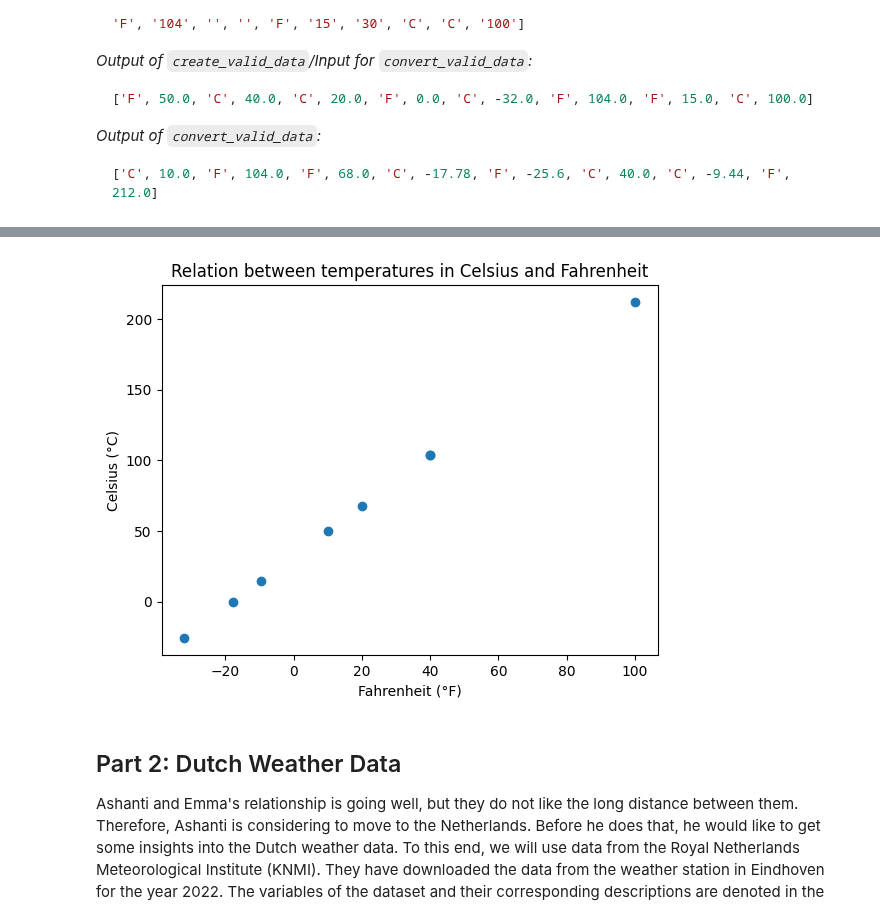
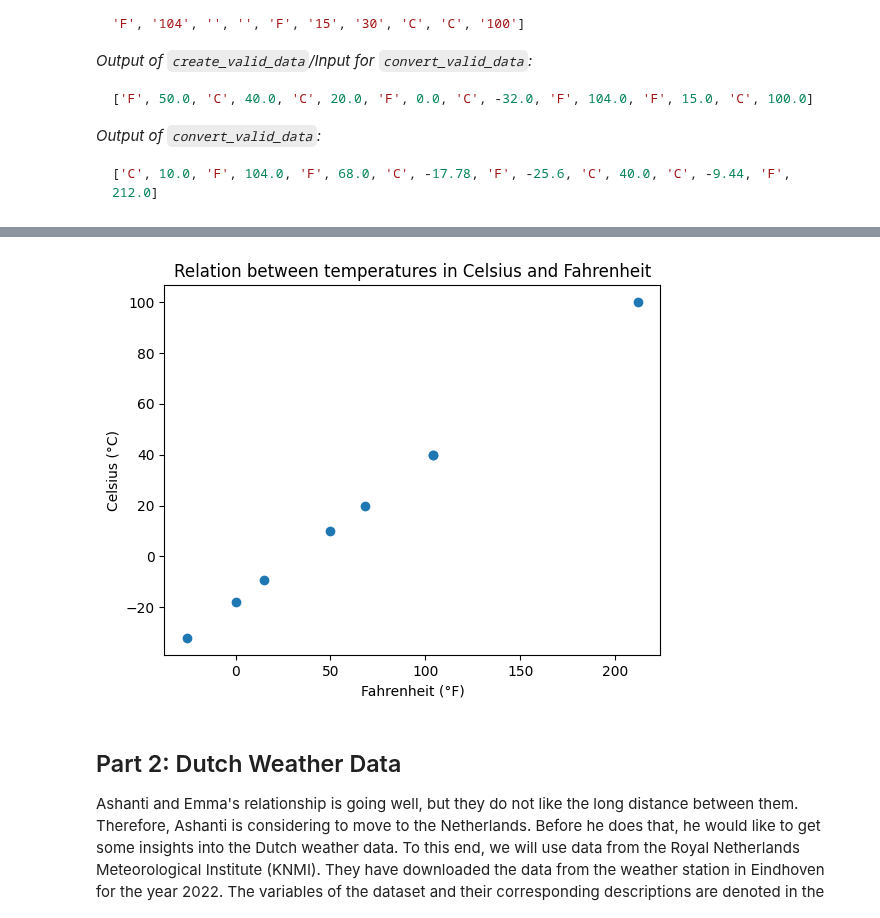
Before and after one commit to AbdullahAlhariri/JBI010, a Jupyter notebook: assignments/assignment 1/Assignment-1-2184796.ipynb, the cells around one changed output, grey strips where cells are left out. Cells and saved outputs as stored; diff of their text form; code cells hidden in the pictures.

```diff
--- a/assignments/assignment 1/Assignment-1-2184796.ipynb
+++ b/assignments/assignment 1/Assignment-1-2184796.ipynb
@@ -551,7 +557,7 @@ FILE_NAME = 'assets/temperature.txt'
 
 #// BEGIN_TODO [read_data] Process commands in text file (5 points)
 
-def read_dataset(file_name: str) -> list:
+def read_dataset(file_name: str) -> list[str]:
     """
     Reads the given file and returns a list of temperature values coming from the given file.
 
@@ -623,49 +629,51 @@ Second, define the function called `convert_valid_data`, that:
 # %%
 #// BEGIN_TODO [valid_data] List all valid and converted data (20 points)
 
-def create_valid_data(dataset: list) -> list:
+def create_valid_data(dataset: list[str]) -> list[str|float]:
     """
     Gets a dataset and returns a valid version of the list given.
 
     :param dataset: The given list of units and temperature values.
     :return: A valid version of the given dataset.
     """
-    valid_data: list = []
 
-    di = 0
-    while di < len(dataset):
-        unit = dataset[di]
+    i = 0
+    valid_data: list[str|float] = []
+    while i < len(dataset):
+        unit = dataset[i]
         if unit not in ['C', 'F']:
-            di += 1
+            i += 1
             continue
 
-        temp_str = dataset[di+1]
+        temp_str = dataset[i+1]
         try:
             temp = float(temp_str)
         except ValueError:
-            di += 1
+            i += 1
             continue
 
         valid_data.append(unit)
         valid_data.append(temp)
-        di+= 2
+        i += 2
 
     return valid_data
 
-def convert_valid_data(valid_data: list) -> list:
+def convert_valid_data(valid_data: list[str|float]) -> list[str|float]:
     """
     Converts temperature units in the valid_data list and returns the converted version of the list.
 
     :param valid_data: A valid structures list of units and temperature values.
     :returns: A list of the converted temperature values and the corresponding units.
     """
-    idx = 0
+
+    i = 0
     converted_data: list = []
-    while idx < len(valid_data):
-        [temp, unit] = convert_temp(valid_data[idx+1], valid_data[idx])
+    while i < len(valid_data):
+        [temp, unit] = convert_temp(valid_data[i+1], valid_data[i])
         converted_data.append(unit)
         converted_data.append(temp)
-        idx += 2
+        i += 2
+
     return converted_data
 
 
@@ -716,39 +724,39 @@ scatter_plot(create_valid_data, convert_valid_data)
 import matplotlib.pyplot as plt
 
 #// BEGIN_TODO [scatter_plot] Drawing scatter plot (10 points)
 
-def draw_scatter_plot(valid_data: list, convert_valid_data: list) -> None:
+def draw_scatter_plot(valid_data: list[str|float], convert_valid_data: list[str|float]) -> None:
     """
     Takes in two valid structures lists and plots the relation of Celsius and Fahrenheit based on the convertion.
 
     :param valid_data: A valid structures list of units and temperature values.
     :param convert_valid_data:  A valid structures list of units and temperature values, that represent the converted values of valid_data parameter.
     :returns: None, draws a scatter plot.
     """
+
     celsius: list = []
     fahrenheit: list = []
-
     for (i, value) in enumerate(valid_data):
         if value not in ['C', 'F']:
             continue
 
         if value == 'F':
+            celsius.append(valid_data[i+1])
+            fahrenheit.append(convert_valid_data[i+1])
+        else:
             fahrenheit.append(valid_data[i+1])
             celsius.append(convert_valid_data[i+1])
-        else:
-            celsius.append(valid_data[i+1])
-            fahrenheit.append(convert_valid_data[i+1])
 
     plt.scatter(celsius, fahrenheit)
     plt.title('Relation between temperatures in Celsius and Fahrenheit')
     plt.xlabel('Fahrenheit (°F)')
     plt.ylabel('Celsius (°C)')
 
 #// END_TODO [scatter_plot]
 
 draw_scatter_plot(valid_data, converted_data)
 # %% [output]
-[figure, old version]
+[figure, new version]
 # %% [markdown]
 ## Part 2: Dutch Weather Data
 
```
Also changed, not shown: parts of 6 cells of this notebook.
